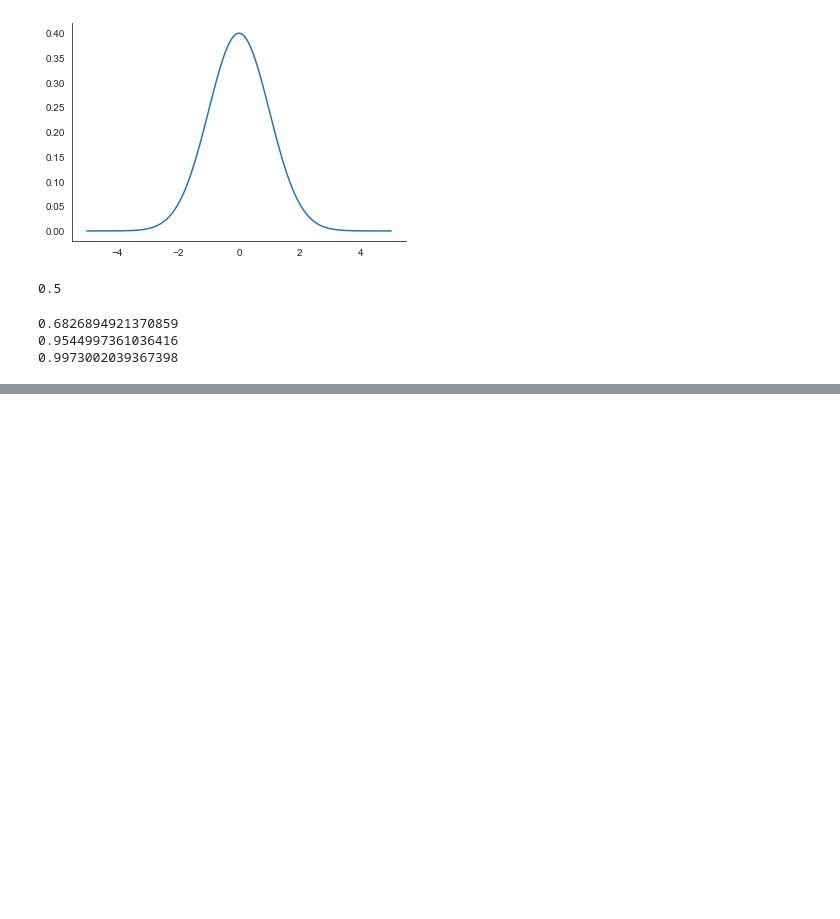
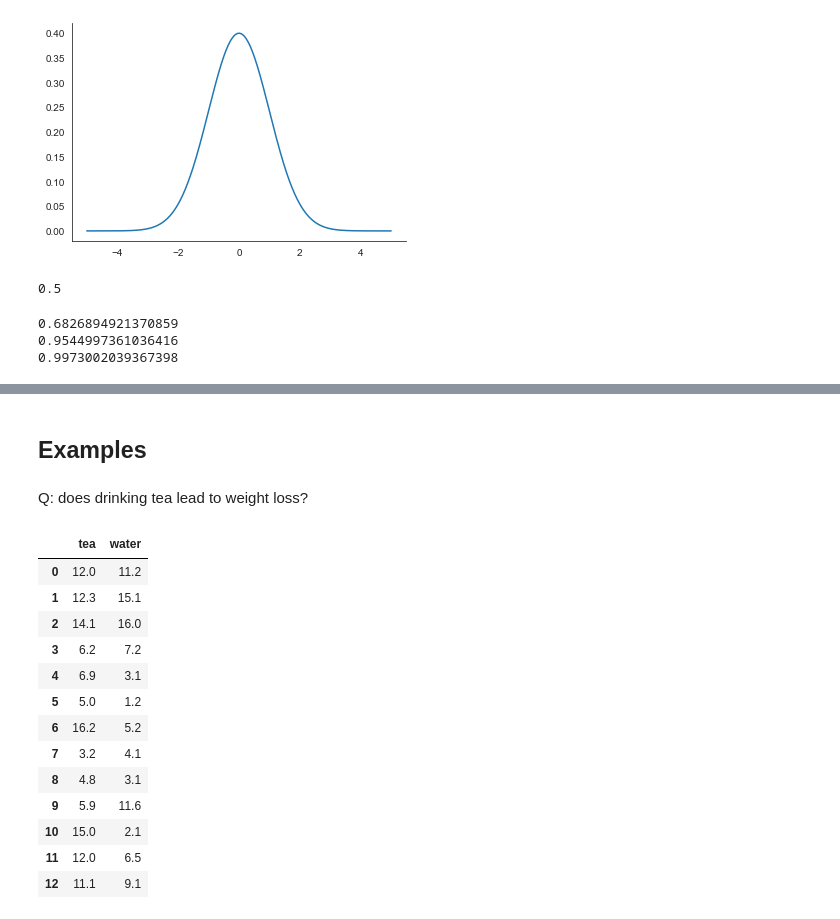
Before and after one commit to ccentola/python-stats, a Jupyter notebook: statistical_tests.ipynb, the cells around one changed output, grey strips where cells are left out. Cells and saved outputs as stored; diff of their text form; code cells hidden in the pictures; blank space fills up the shorter version.

```diff
--- a/statistical_tests.ipynb
+++ b/statistical_tests.ipynb
@@ -79,0 +183,27 @@ print(norm.cdf(3,mu,sigma) - norm.cdf(-3,mu,sigma))
+# %% [markdown]
+## Examples
+# %% [markdown]
+Q: does drinking tea lead to weight loss?
+# %%
+d = {
+    'tea':[12,12.3,14.1,6.2,6.9,5,16.2,3.2,4.8,5.9,15,12,11.1],
+    'water':[11.2,15.1,16,7.2,3.1,1.2,5.2,4.1,3.1,11.6,2.1,6.5,9.1]
+}
+
+df = pd.DataFrame(d)
+df
+# %% [output]
+|  | tea | water |
+| 0 | 12.0 | 11.2 |
+| 1 | 12.3 | 15.1 |
+| 2 | 14.1 | 16.0 |
+| 3 | 6.2 | 7.2 |
+| 4 | 6.9 | 3.1 |
+| 5 | 5.0 | 1.2 |
+| 6 | 16.2 | 5.2 |
+| 7 | 3.2 | 4.1 |
+| 8 | 4.8 | 3.1 |
+| 9 | 5.9 | 11.6 |
+| 10 | 15.0 | 2.1 |
+| 11 | 12.0 | 6.5 |
+| 12 | 11.1 | 9.1 |
```
Also changed, not shown: parts of 18 cells of this notebook, 2 other files.
